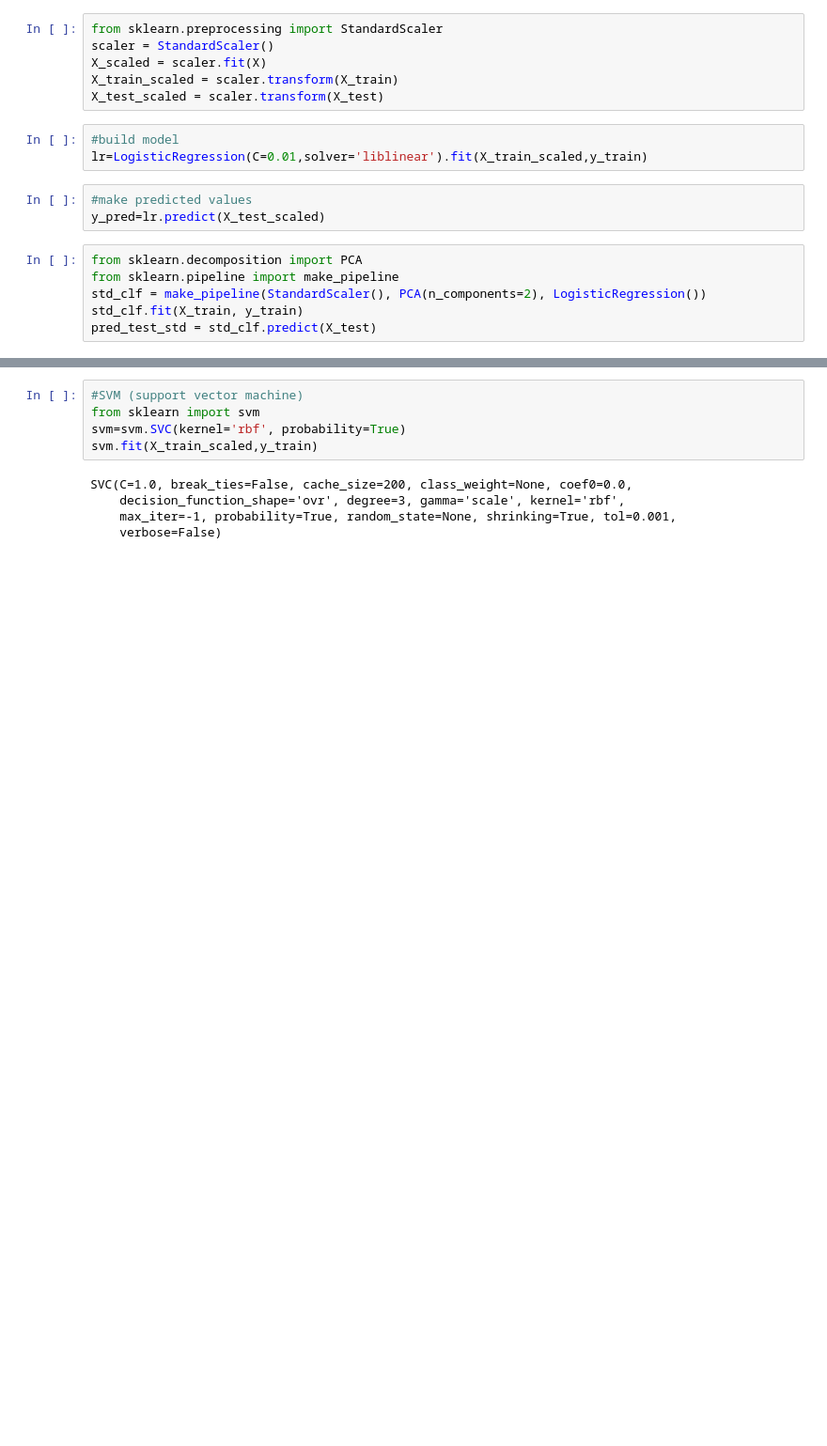
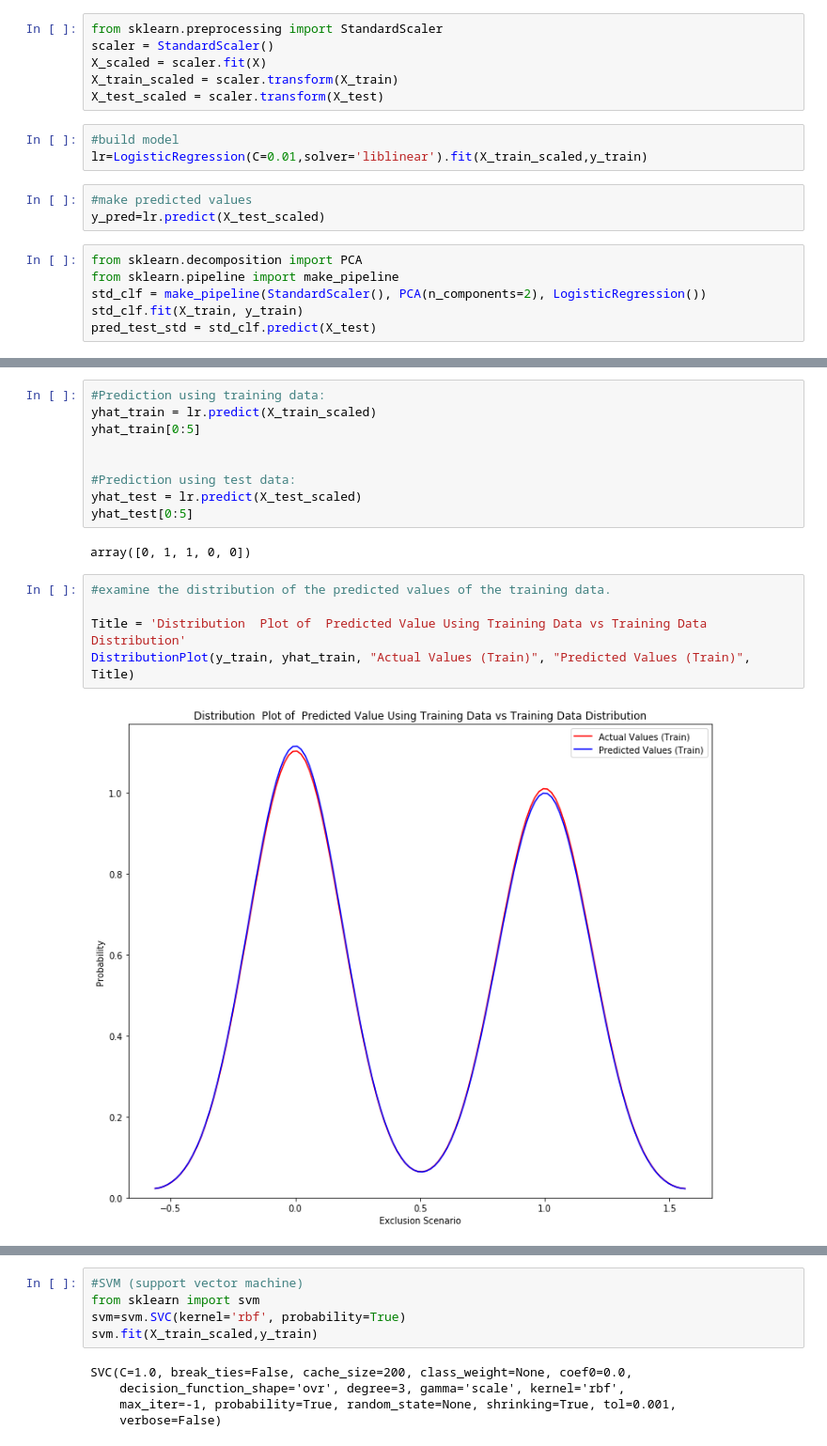
Before and after one commit to kristinpredeck/ExclusionDataPredictions, a Jupyter notebook: ExclusionDataPredictions.ipynb, the cells around one changed output, grey strips where cells are left out. Shown at 94% size. Cells and saved outputs as stored; diff of their text form; blank space fills up the shorter version.

```diff
--- a/ExclusionDataPredictions.ipynb
+++ b/ExclusionDataPredictions.ipynb
@@ -123,0 +193,18 @@ print(cross_val_score(lr, X, y))
+# %%
+#Prediction using training data:
+yhat_train = lr.predict(X_train_scaled)
+yhat_train[0:5]
+
+
+#Prediction using test data:
+yhat_test = lr.predict(X_test_scaled)
+yhat_test[0:5]
+# %% [output]
+array([0, 1, 1, 0, 0])
+# %%
+#examine the distribution of the predicted values of the training data.
+
+Title = 'Distribution  Plot of  Predicted Value Using Training Data vs Training Data Distribution'
+DistributionPlot(y_train, yhat_train, "Actual Values (Train)", "Predicted Values (Train)", Title)
+# %% [output]
+[figure, added]
```
Also changed, not shown: parts of 24 cells of this notebook.
